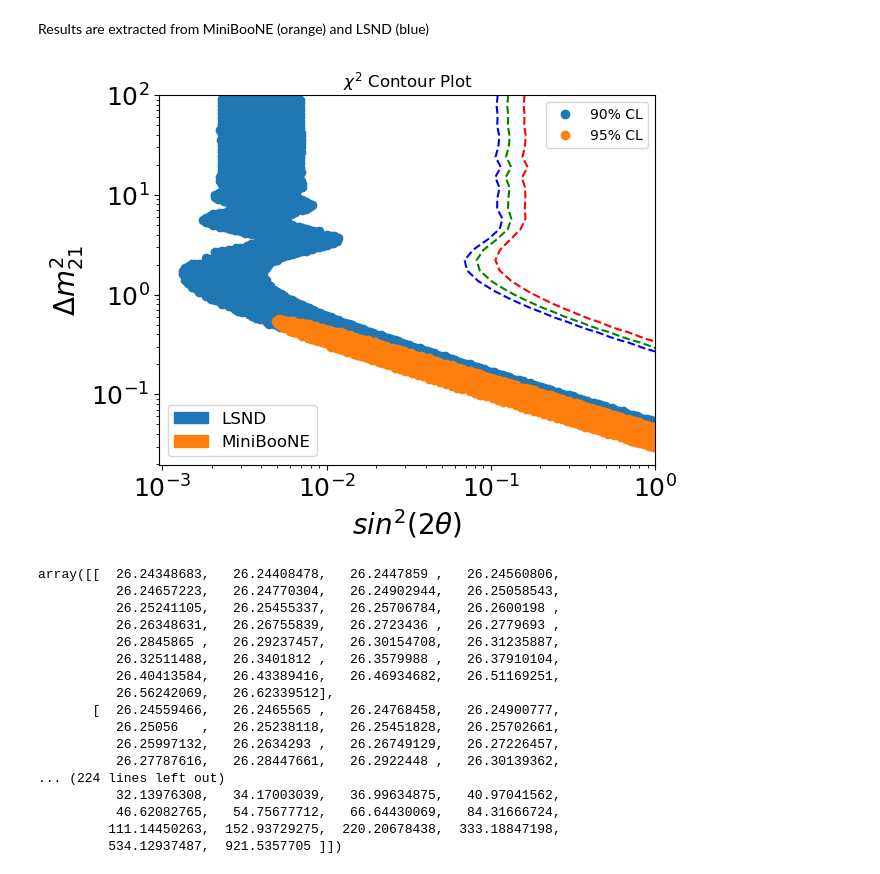
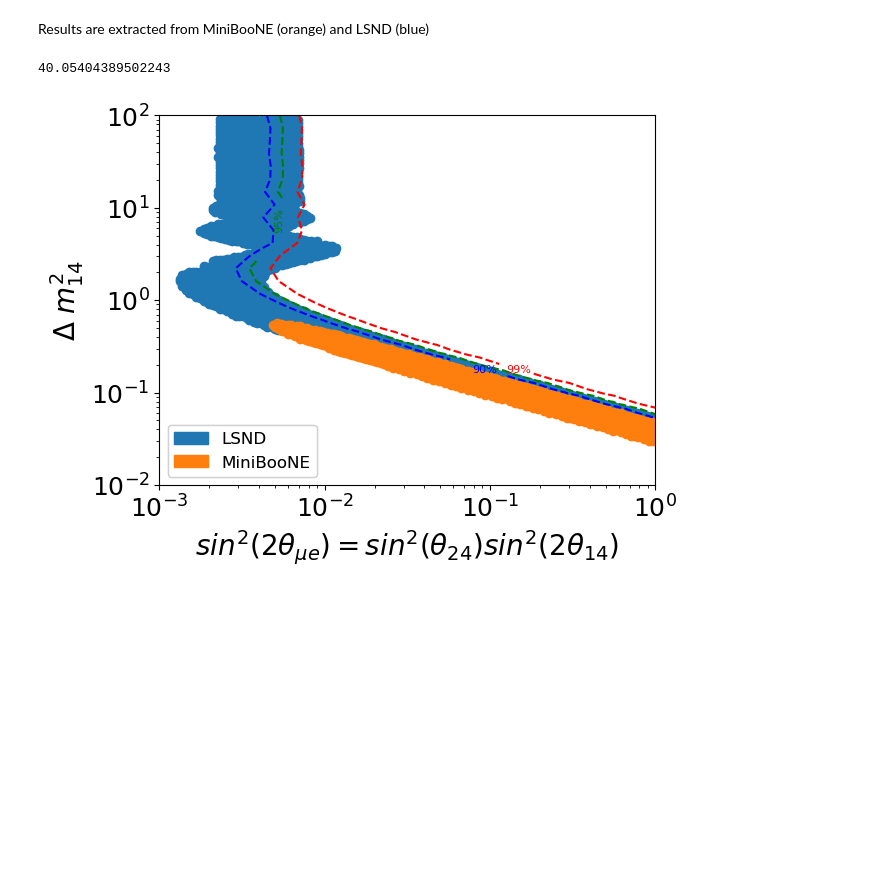
Before and after one commit to chendurshr/MicroBooNE-sem6, a Jupyter notebook: MainAnalysis_template.ipynb, the cells around one changed output. Saved outputs shown, nothing was run; the diff lists cells and outputs as text; code cells hidden in the pictures; blank space fills up the shorter version.

```diff
--- a/MainAnalysis_template.ipynb
+++ b/MainAnalysis_template.ipynb
@@ -661,11 +591,14 @@ def oscillation_function(sin_2theta_sq, del_m_21_sq, length, energy):
 def nu_mu_oscillation(weights, sin_2theta_sq, del_m_21, length, energy):
     osc_weights = weights * oscillation_function(sin_2theta_sq, del_m_21, length, energy)
     return osc_weights
+
+def nu_mu_oscillation_4(weights, sin_2theta_mu_e, del_m_21, length, energy):
+    osc_weights = weights * oscillation_function_4(sin_2theta_mu_e, del_m_21, length, energy)
+    return osc_weights
 # %%
-test_theta = 0
-test_mass = 0
+test_theta = 0.54
+test_mass = 11
 MC_EXT_OSC_COPY = MC_EXT_OSC.copy()
 MC_EXT_OSC_COPY['weight'] = nu_mu_oscillation(MC_EXT_OSC_COPY['weight'], test_theta, test_mass, MC_EXT_OSC_COPY['true_L'], MC_EXT_OSC_COPY['true_E'])
-x, osc_count, mc_count, mc_error = unweighted_multi_histplot(MB_DATA_OSC, MC_EXT_OSC_COPY, 'trk_energy_tot')
-#x, mc_y, data_y, y_errors = modded_multi_hist_plot_fnc(OSC_DATA_CUT, MC_EXT_CUT, 'trk_energy_tot')
+x, osc_count, mc_count, mc_error = weighted_multi_histplot(MB_DATA_OSC, MC_EXT_OSC_COPY, 'trk_energy_tot')
 # %% [output]
@@ -673,5 +606,5 @@ x, osc_count, mc_count, mc_error = unweighted_multi_histplot(MB_DATA_OSC, MC_EXT
 # %%
-def chi_squared(params, observed, expected, weight = True):
+def chi_squared(params, observed, expected, weight = True, model = 3):
     """
     Chi-squared function for neutrino oscillation fit.
 
@@ -687,8 +620,12 @@ def chi_squared(params, observed, expected, weight = True):
     sin_2theta_sq, del_m21_sq = params  # Extract parameters
 
     osc_mc_data = observed.copy()
-    osc_mc_data['weight'] = nu_mu_oscillation(
-        observed['weight'], sin_2theta_sq, del_m21_sq, observed['true_L'], observed['true_E'])
+    if model == 3:
+        osc_mc_data['weight'] = nu_mu_oscillation(
+            observed['weight'], sin_2theta_sq, del_m21_sq, observed['true_L'], observed['true_E'])
+    if model == 4:
+        osc_mc_data['weight'] = nu_mu_oscillation_4(
+            observed['weight'], sin_2theta_sq, del_m21_sq, observed['true_L'], observed['true_E'])
     if weight:
         x, osc_count, mc_count, mc_error = data_binning(expected, osc_mc_data, 'trk_energy_tot')
     else:
@@ -845,6 +751,0 @@ print(mc_error)
-# %%
-sin_2theta_sq_values = np.logspace(-2, 0, 30)  # Adjust range as needed
-del_m21_sq_values = np.logspace(-1, 2, 30)  # Adjust range as needed
-
-MC_EXT_OSC = MC_EXT_CUT.copy()
-contour_plotting(sin_2theta_sq_values, del_m21_sq_values, (MC_EXT_OSC, MB_DATA_OSC), confidence_cont=True, cmap = True, weight_cond = False, error_cont= False, log_scale = True)
@@ -905,46 +804,35 @@ Determine confidence levels, and find the parameter values that correspond to th
 # %% [markdown]
 Results are extracted from MiniBooNE (orange) and LSND (blue)
 # %%
+sin_2theta_uu = np.logspace(-3, 0, 30)  # Adjust range as needed
+
+del_m21_sq_values = np.logspace(-2, 2, 30)  # Adjust range as needed
+
 # Load data
 LSND_data = pd.read_csv('./data/DataSet_LSND.csv').to_numpy()
 MiniBooNE_data = pd.read_csv('./data/DataSet_MiniBooNE.csv').to_numpy()
 
 # Plot data
 plt.plot(LSND_data[:,0],LSND_data[:,1],'o')
 plt.plot(MiniBooNE_data[:,0],MiniBooNE_data[:,1],'o')
 
 # Producing MiniBooNE/LSND legend
 LSND_path = mpatches.Patch(color='tab:blue', label = 'LSND')
 MINI_path = mpatches.Patch(color='tab:orange', label = 'MiniBooNE')
 first_legend = plt.legend(handles=[LSND_path, MINI_path], loc = 'lower left', fontsize = 12)
 plt.gca().add_artist(first_legend)
 
+a = contour_plotting(sin_2theta_uu, del_m21_sq_values, (MC_EXT_OSC, DATA_OSC), confidence_cont=True, log_scale= True, neutrino_model= 4)
+
 
 plt.xlabel(r'$sin^2(2\theta_{\mu e})=sin^2(\theta_{24})sin^2(2\theta_{14})$',fontsize=20)
 plt.ylabel(r'$\Delta$ $m_{14}^2$',fontsize=20)
 plt.xticks(fontsize=18)
 plt.yticks(fontsize=18)
 plt.yscale('log')
 plt.xscale('log')
 
-contour_plotting(sin_2theta_sq_values, del_m21_sq_values, (MC_EXT_OSC, MB_DATA_OSC), confidence_cont=True, cmap = False, weight_cond = False, error_cont= False, log_scale = True)
 #plt.show()
 # %% [output]
+40.05404389502243
-[figure, old version]
+[figure, new version]
-array([[  26.24348683,   26.24408478,   26.2447859 ,   26.24560806,
-          26.24657223,   26.24770304,   26.24902944,   26.25058543,
-          26.25241105,   26.25455337,   26.25706784,   26.2600198 ,
-          26.26348631,   26.26755839,   26.2723436 ,   26.2779693 ,
-          26.2845865 ,   26.29237457,   26.30154708,   26.31235887,
-          26.32511488,   26.3401812 ,   26.3579988 ,   26.37910104,
-          26.40413584,   26.43389416,   26.46934682,   26.51169251,
-          26.56242069,   26.62339512],
-       [  26.24559466,   26.2465565 ,   26.24768458,   26.24900777,
-          26.25056   ,   26.25238118,   26.25451828,   26.25702661,
-          26.25997132,   26.2634293 ,   26.26749129,   26.27226457,
-          26.27787616,   26.28447661,   26.2922448 ,   26.30139362,
-... (224 lines left out)
-          32.13976308,   34.17003039,   36.99634875,   40.97041562,
-          46.62082765,   54.75677712,   66.64430069,   84.31666724,
-         111.14450263,  152.93729275,  220.20678438,  333.18847198,
-         534.12937487,  921.5357705 ]])
```
Also changed, not shown: parts of 34 cells of this notebook.
